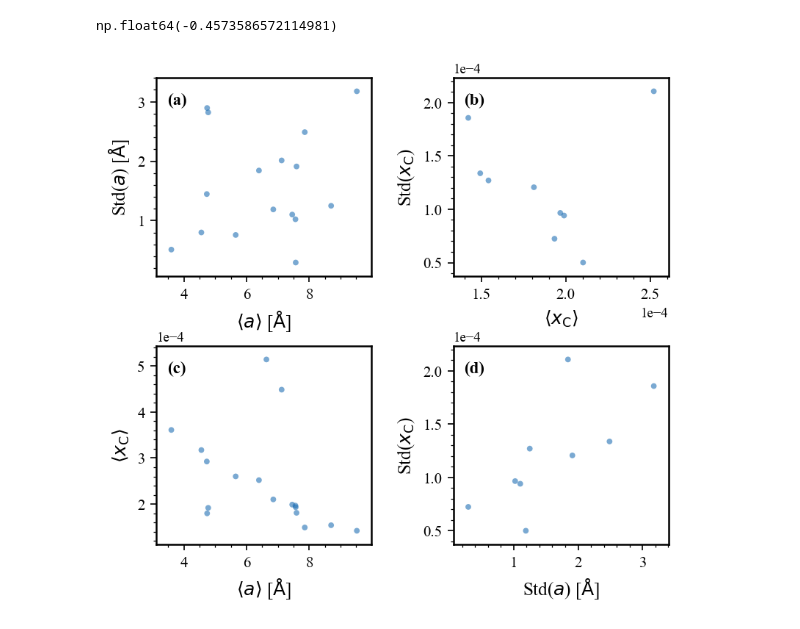
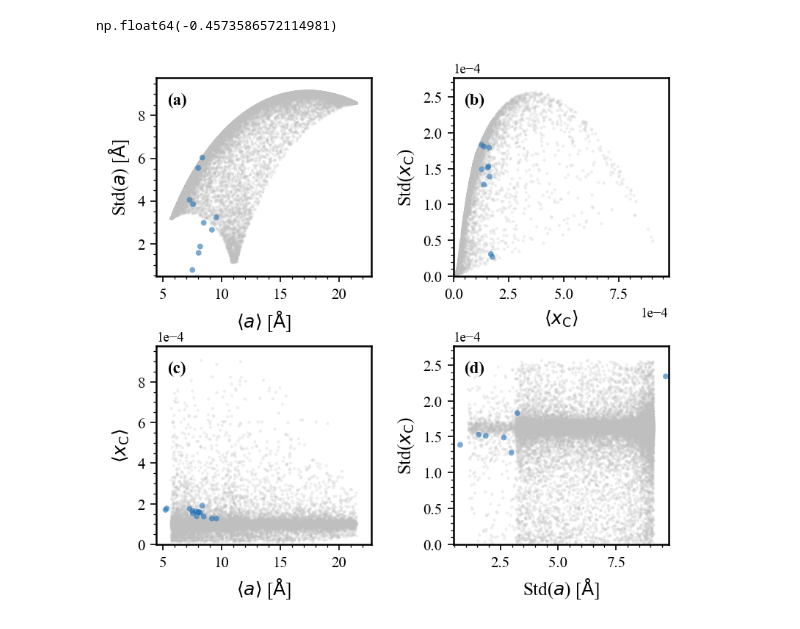
Before and after one commit to SpyDust/SpyDust, a Jupyter notebook: paper-products/AME_feature_analysis/GSA_and_surrogates/SEDfeature_emulator.ipynb, the cells around one changed output. Saved outputs shown, nothing was run; the diff lists cells and outputs as text; code cells hidden in the pictures.

```diff
--- a/paper-products/AME_feature_analysis/GSA_and_surrogates/SEDfeature_emulator.ipynb
+++ b/paper-products/AME_feature_analysis/GSA_and_surrogates/SEDfeature_emulator.ipynb
@@ -166,12 +166,20 @@ aux_MC_catalogue[:, 1] = MC_catalogue[:, 1]  # width
 aux_MC_catalogue[:, 2] =  np.ones_like(MC_catalogue[:, 0]) * (-0.2)
 # aux_MC_catalogue[:, 3] = np.ones_like(MC_catalogue[:, 0]) * np.median(excess_kurtosis)
 # %%
+
 # ...existing code...
 inferred_dist_moments = MC_log_SED.backward_emulator(aux_MC_catalogue)
 a_mean = inferred_dist_moments[:, 0]
 a_std_dev = np.sqrt(inferred_dist_moments[:, 1])
 xC_mean = inferred_dist_moments[:, 2]
 xC_std_dev = np.sqrt(inferred_dist_moments[:, 3])
+
+# Training set distribution moments (same column layout)
+train_moments = four_params_dist_moments[mask]
+train_a_mean   = train_moments[:, 0]
+train_a_std    = np.sqrt(train_moments[:, 1])
+train_xC_mean  = train_moments[:, 2]
+train_xC_std   = np.sqrt(train_moments[:, 3])
 
 import numpy as np
 import matplotlib.pyplot as plt
@@ -181,29 +189,36 @@ from scipy.stats import gaussian_kde
 fig = plt.figure(figsize=(6,5.5))
 gs = GridSpec(2, 2, figure=fig, wspace=0.38, hspace=0.35)
 
-# Helper function for scatter plot with positive axis handling
-def density_scatter(ax, x, y, xlabel, ylabel, color='#2171b5'):
-    """Create a scatter plot with proper axis limits for positive values."""
-    # Remove NaN/Inf values and filter for positive values
+def density_scatter(ax, x, y, xlabel, ylabel,
+                    x_bg=None, y_bg=None,
+                    color='#2171b5'):
+    """Create a scatter plot with training set in the background."""
+    # Plot training set in the background (gray, small, transparent)
+    if x_bg is not None and y_bg is not None:
+        mask_bg = np.isfinite(x_bg) & np.isfinite(y_bg) & (x_bg > 0) & (y_bg > 0)
+        ax.scatter(x_bg[mask_bg], y_bg[mask_bg], s=4, c='0.75', alpha=0.25,
+                   edgecolors='none', rasterized=True, zorder=1)
+
+    # Foreground: inferred points
     mask = np.isfinite(x) & np.isfinite(y) & (x > 0) & (y > 0)
     x_clean, y_clean = x[mask], y[mask]
+    ax.scatter(x_clean, y_clean, s=14, c=color, alpha=0.6,
+               edgecolors='none', rasterized=True, zorder=2)
 
-    sc = ax.scatter(x_clean, y_clean, s=14, c=color, alpha=0.6,
-                    edgecolors='none', rasterized=True)
     ax.set_xlabel(xlabel, fontsize=12)
     ax.set_ylabel(ylabel, fontsize=12)
     ax.tick_params(axis='both', which='major', labelsize=10)
 
-    # Set axis limits to positive range with padding
-    x_min, x_max = x_clean.min(), x_clean.max()
-    x_pad = 0.08 * (x_max - x_min)
-    ax.set_xlim(max(0, x_min - x_pad), x_max + x_pad)
+    # Set axis limits based on training set range (if provided), else foreground
+    x_ref = x_bg[np.isfinite(x_bg) & (x_bg > 0)] if x_bg is not None else x_clean
+    y_ref = y_bg[np.isfinite(y_bg) & (y_bg > 0)] if y_bg is not None else y_clean
 
-    y_min, y_max = y_clean.min(), y_clean.max()
-    y_pad = 0.08 * (y_max - y_min)
-    ax.set_ylim(max(0, y_min - y_pad), y_max + y_pad)
+    x_pad = 0.08 * (x_ref.max() - x_ref.min())
+    ax.set_xlim(max(0, x_ref.min() - x_pad), x_ref.max() + x_pad)
 
-    # Add minor ticks
+    y_pad = 0.08 * (y_ref.max() - y_ref.min())
+    ax.set_ylim(max(0, y_ref.min() - y_pad), y_ref.max() + y_pad)
+
     ax.minorticks_on()
     ax.tick_params(which='minor', length=2, width=0.6)
     ax.tick_params(which='major', length=4, width=0.8)
@@ -214,42 +229,42 @@ def density_scatter(ax, x, y, xlabel, ylabel, color='#2171b5'):
 ax1 = fig.add_subplot(gs[0, 0])
 n1 = density_scatter(ax1, a_mean, a_std_dev,
                      r'$\langle a \rangle$ [$\mathrm{\AA}$]',
-                     r'Std(${a}$) [$\mathrm{\AA}$]')
+                     r'Std(${a}$) [$\mathrm{\AA}$]',
+                     x_bg=train_a_mean, y_bg=train_a_std)
 ax1.text(0.05, 0.92, r'(a)', transform=ax1.transAxes, fontsize=11, fontweight='bold', va='top')
 
 # Panel (b): Carbon fraction mean vs std dev
 ax2 = fig.add_subplot(gs[0, 1])
 n2 = density_scatter(ax2, xC_mean, xC_std_dev,
                      r'$\langle x_{\rm C} \rangle$',
-                     r'Std(${x_{\rm C}}$)')
+                     r'Std(${x_{\rm C}}$)',
+                     x_bg=train_xC_mean, y_bg=train_xC_std)
 ax2.text(0.05, 0.92, r'(b)', transform=ax2.transAxes, fontsize=11, fontweight='bold', va='top')
 ax2.ticklabel_format(style='scientific', axis='both', scilimits=(0,0))
 ax2.xaxis.get_offset_text().set_fontsize(9)
 ax2.yaxis.get_offset_text().set_fontsize(9)
 
 # Panel (c): a_mean vs xC_mean correlation
 ax3 = fig.add_subplot(gs[1, 0])
 n3 = density_scatter(ax3, a_mean, xC_mean,
                      r'$\langle a \rangle$ [$\mathrm{\AA}$]',
-                     r'$\langle x_{\rm C} \rangle$')
+                     r'$\langle x_{\rm C} \rangle$',
+                     x_bg=train_a_mean, y_bg=train_xC_mean)
 ax3.text(0.05, 0.92, r'(c)', transform=ax3.transAxes, fontsize=11, fontweight='bold', va='top')
 ax3.ticklabel_format(style='scientific', axis='y', scilimits=(0,0))
 ax3.yaxis.get_offset_text().set_fontsize(9)
 
 # Panel (d): a_std_dev vs xC_std_dev correlation
 ax4 = fig.add_subplot(gs[1, 1])
 n4 = density_scatter(ax4, a_std_dev, xC_std_dev,
                      r'Std(${a}$) [$\mathrm{\AA}$]',
-                     r'Std(${x_{\rm C}}$)')
+                     r'Std(${x_{\rm C}}$)',
+                     x_bg=train_a_std, y_bg=train_xC_std)
 ax4.text(0.05, 0.92, r'(d)', transform=ax4.transAxes, fontsize=11, fontweight='bold', va='top')
 ax4.ticklabel_format(style='scientific', axis='y', scilimits=(0,0))
 ax4.yaxis.get_offset_text().set_fontsize(9)
 
-# # Add sample count annotation
-# fig.text(0.99, 0.01, f'$N = {n1}$', fontsize=9, style='italic',
-#          color='0.5', ha='right', va='bottom')
-
-plt.savefig("inferred_distribution_moments.pdf", bbox_inches="tight", dpi=300)
+plt.savefig("inferred_distribution_moments.png", bbox_inches="tight", dpi=300)
 plt.show()
 # %% [output]
-[figure, old version]
+[figure, new version]
```
Also changed, not shown: parts of 1 cell of this notebook, 29 other files.
